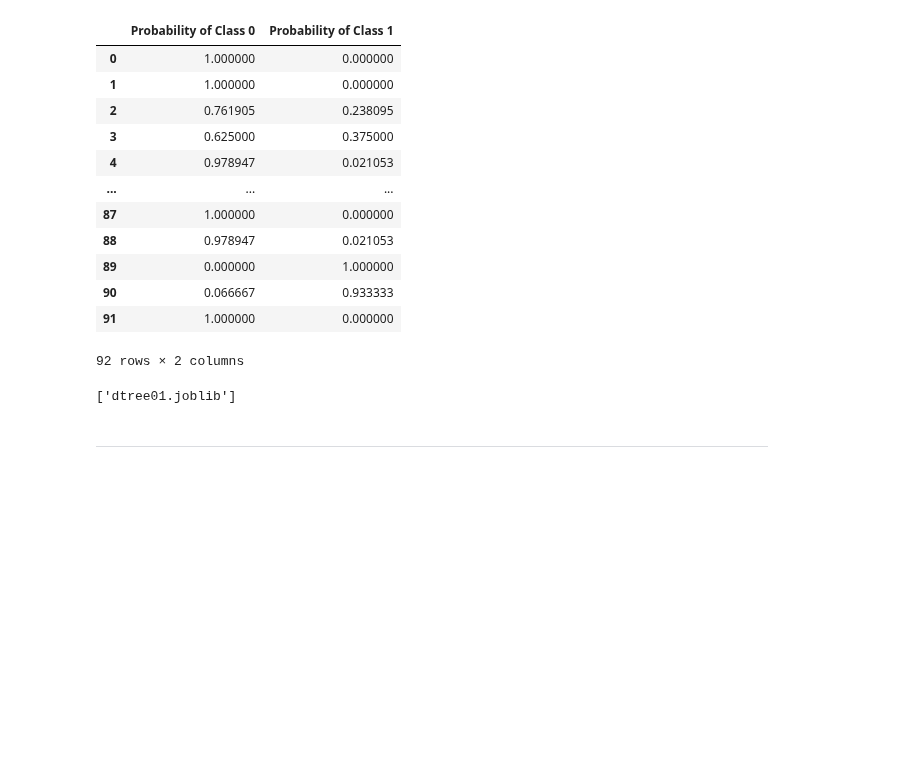
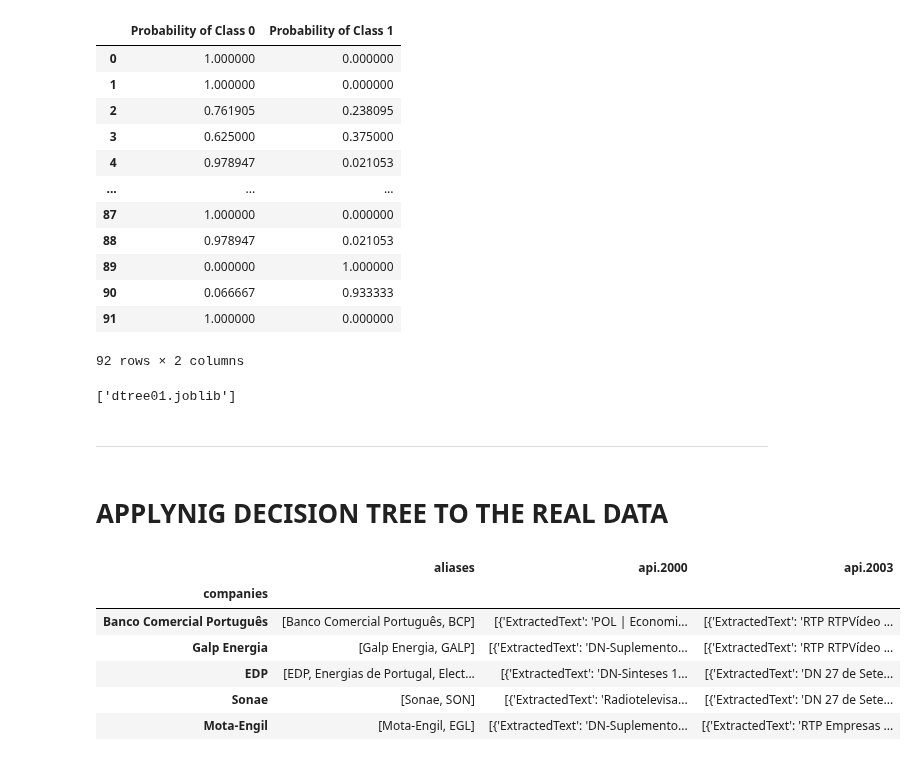
Before and after one commit to Hugoverissimo21/InfoMosaic, a Jupyter notebook: dtree.ipynb, the cells around one changed output. Cells and saved outputs as stored; diff of their text form; code cells hidden in the pictures; blank space fills up the shorter version.

```diff
--- a/dtree.ipynb
+++ b/dtree.ipynb
@@ -332,3 +333,17 @@ dump(clf, 'dtree01.joblib')
 ['dtree01.joblib']
 # %% [markdown]
 ---
+# %% [markdown]
+# APPLYNIG DECISION TREE TO THE REAL DATA
+# %%
+data = pd.read_parquet("data02.parquet")
+data = data[["aliases", "api.2000", "api.2003"]]
+data
+# %% [output]
+|  | aliases | api.2000 | api.2003 |
+| companies |  |  |  |
+| Banco Comercial Português | [Banco Comercial Português, BCP] | [{'ExtractedText': 'POL | Economi... | [{'ExtractedText': 'RTP RTPVídeo ... |
+| Galp Energia | [Galp Energia, GALP] | [{'ExtractedText': 'DN-Suplemento... | [{'ExtractedText': 'RTP RTPVídeo ... |
+| EDP | [EDP, Energias de Portugal, Elect... | [{'ExtractedText': 'DN-Sinteses 1... | [{'ExtractedText': 'DN 27 de Sete... |
+| Sonae | [Sonae, SON] | [{'ExtractedText': 'Radiotelevisa... | [{'ExtractedText': 'DN 27 de Sete... |
+| Mota-Engil | [Mota-Engil, EGL] | [{'ExtractedText': 'DN-Suplemento... | [{'ExtractedText': 'RTP Empresas ... |
```
Also changed, not shown: parts of 3 cells of this notebook, 1 other file.
